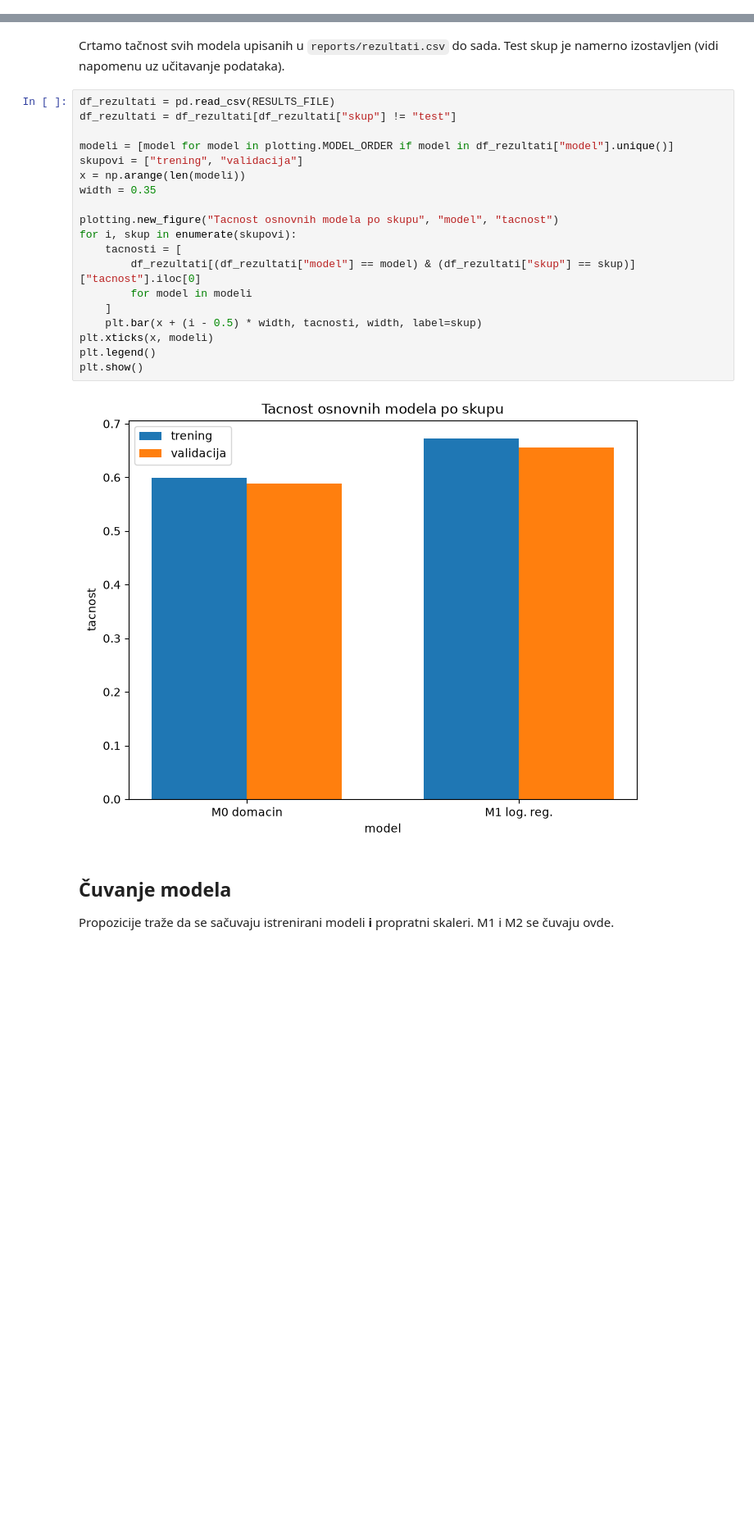
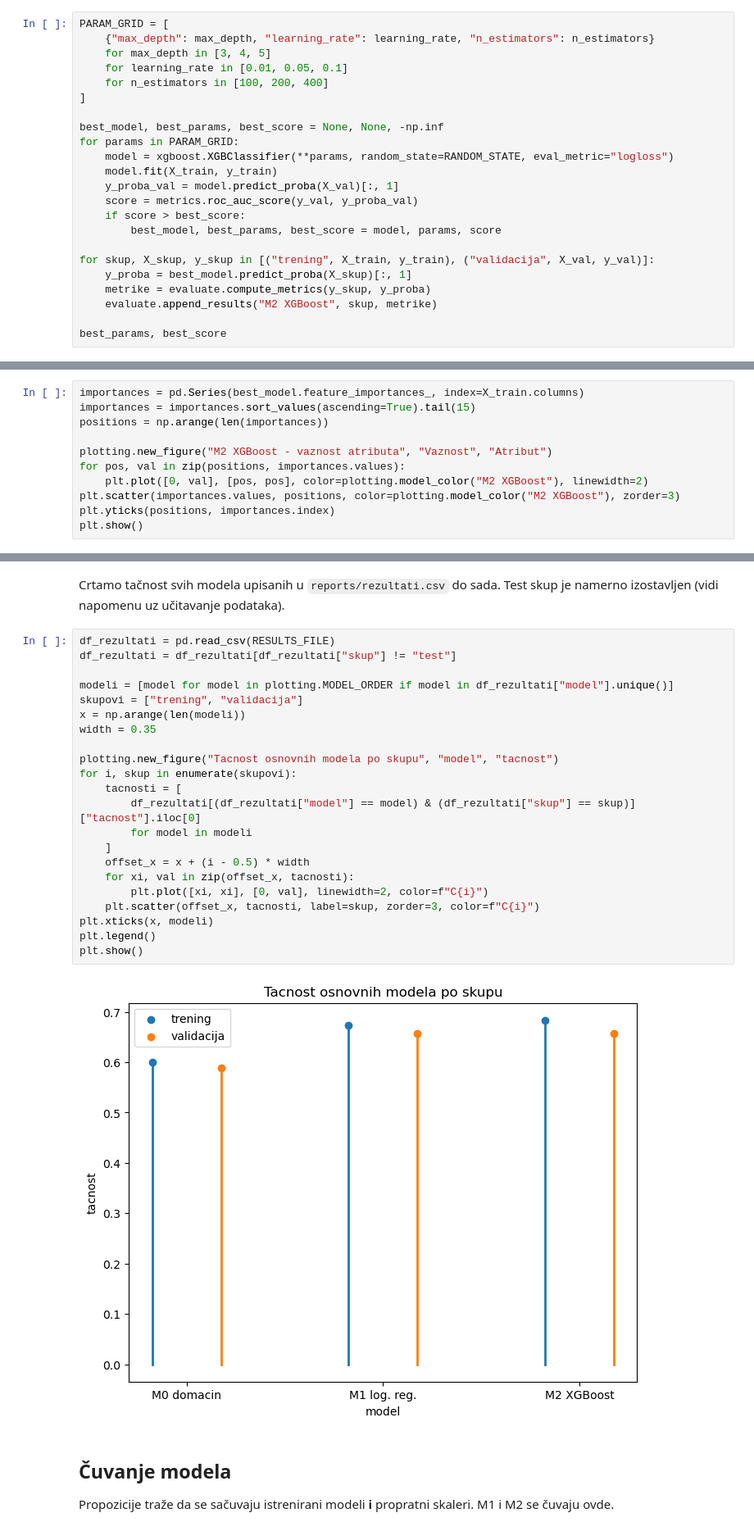
Before and after one commit to janaaas/ML_projekat, a Jupyter notebook: notebooks/03-osnovni-modeli.ipynb, the cells around one changed output, grey strips where cells are left out. Shown at 82% size. Drawn from its saved outputs; the diff is of its cells as text; blank space fills up the shorter version.

Commit message:
dodaj M2 XGBoost u svesku 03: pretraga hiperparametara, metrike, vaznost atributa

```diff
--- a/notebooks/03-osnovni-modeli.ipynb
+++ b/notebooks/03-osnovni-modeli.ipynb
@@ -114,0 +121,23 @@ Elo ubedljivo dominira: `HOME_ELO` (+0.57) i `AWAY_ELO` (-0.48) su i po predznak
+# %%
+PARAM_GRID = [
+    {"max_depth": max_depth, "learning_rate": learning_rate, "n_estimators": n_estimators}
+    for max_depth in [3, 4, 5]
+    for learning_rate in [0.01, 0.05, 0.1]
+    for n_estimators in [100, 200, 400]
+]
+
+best_model, best_params, best_score = None, None, -np.inf
+for params in PARAM_GRID:
+    model = xgboost.XGBClassifier(**params, random_state=RANDOM_STATE, eval_metric="logloss")
+    model.fit(X_train, y_train)
+    y_proba_val = model.predict_proba(X_val)[:, 1]
+    score = metrics.roc_auc_score(y_val, y_proba_val)
+    if score > best_score:
+        best_model, best_params, best_score = model, params, score
+
+for skup, X_skup, y_skup in [("trening", X_train, y_train), ("validacija", X_val, y_val)]:
+    y_proba = best_model.predict_proba(X_skup)[:, 1]
+    metrike = evaluate.compute_metrics(y_skup, y_proba)
+    evaluate.append_results("M2 XGBoost", skup, metrike)
+
+best_params, best_score
@@ -114,0 +158,11 @@ Elo ubedljivo dominira: `HOME_ELO` (+0.57) i `AWAY_ELO` (-0.48) su i po predznak
+# %%
+importances = pd.Series(best_model.feature_importances_, index=X_train.columns)
+importances = importances.sort_values(ascending=True).tail(15)
+positions = np.arange(len(importances))
+
+plotting.new_figure("M2 XGBoost - vaznost atributa", "Vaznost", "Atribut")
+for pos, val in zip(positions, importances.values):
+    plt.plot([0, val], [pos, pos], color=plotting.model_color("M2 XGBoost"), linewidth=2)
+plt.scatter(importances.values, positions, color=plotting.model_color("M2 XGBoost"), zorder=3)
+plt.yticks(positions, importances.index)
+plt.show()
@@ -119,24 +175,27 @@ Crtamo tačnost svih modela upisanih u `reports/rezultati.csv` do sada. Test sku
 # %%
 df_rezultati = pd.read_csv(RESULTS_FILE)
 df_rezultati = df_rezultati[df_rezultati["skup"] != "test"]
 
 modeli = [model for model in plotting.MODEL_ORDER if model in df_rezultati["model"].unique()]
 skupovi = ["trening", "validacija"]
 x = np.arange(len(modeli))
 width = 0.35
 
 plotting.new_figure("Tacnost osnovnih modela po skupu", "model", "tacnost")
 for i, skup in enumerate(skupovi):
     tacnosti = [
         df_rezultati[(df_rezultati["model"] == model) & (df_rezultati["skup"] == skup)]["tacnost"].iloc[0]
         for model in modeli
     ]
-    plt.bar(x + (i - 0.5) * width, tacnosti, width, label=skup)
+    offset_x = x + (i - 0.5) * width
+    for xi, val in zip(offset_x, tacnosti):
+        plt.plot([xi, xi], [0, val], linewidth=2, color=f"C{i}")
+    plt.scatter(offset_x, tacnosti, label=skup, zorder=3, color=f"C{i}")
 plt.xticks(x, modeli)
 plt.legend()
 plt.show()
 # %% [output]
-[figure, old version]
+[figure, new version]
 # %% [markdown]
 ## Čuvanje modela
 
```
Also changed, not shown: parts of 13 cells of this notebook, 3 other files.
